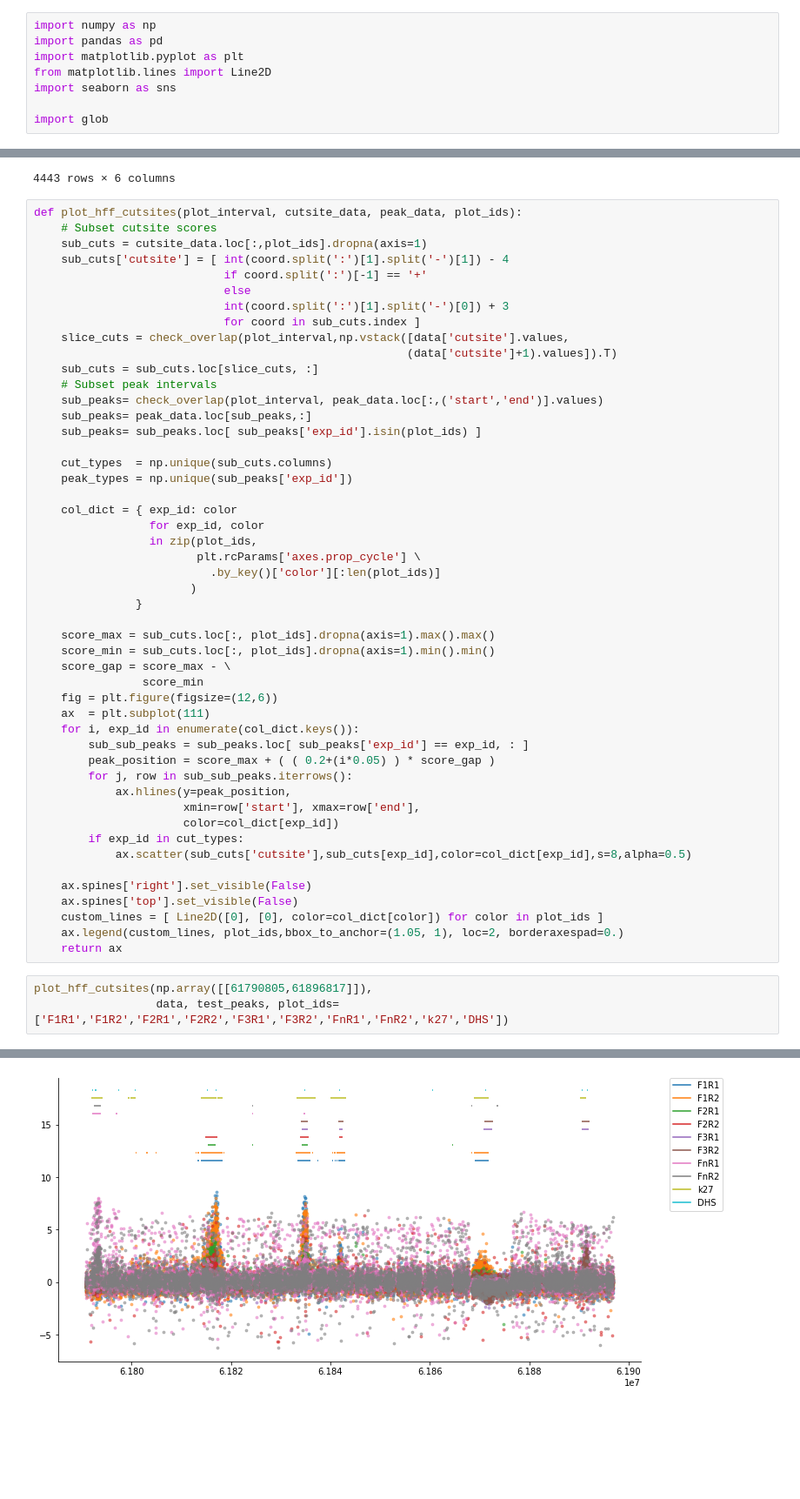
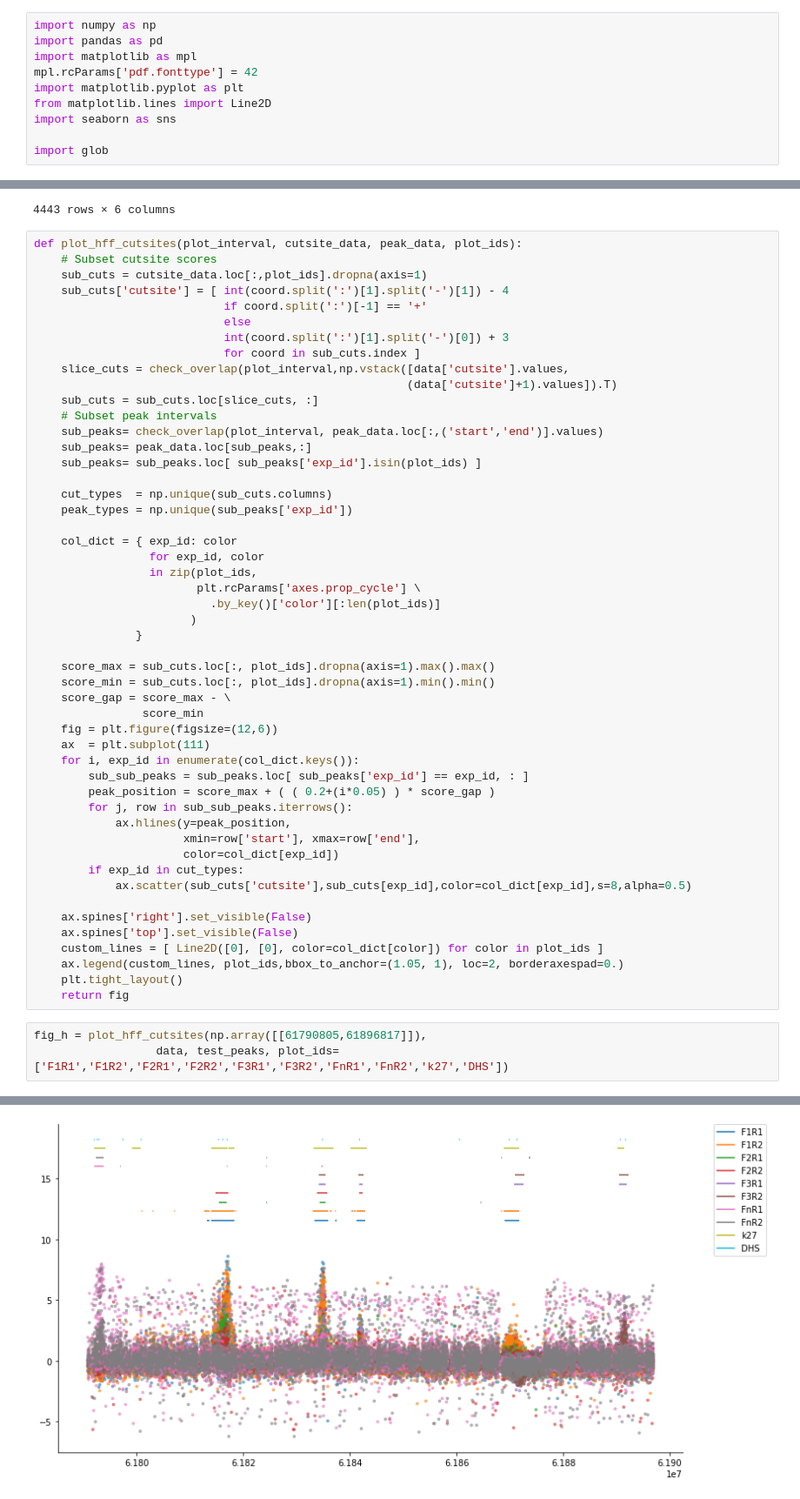
Before and after one commit to sjgosai/casa, a Jupyter notebook: analysis/FADS_locus.ipynb, the cells around one changed output, grey strips where cells are left out. Shown at 87% size. Cells and saved outputs as stored; diff of their text form; blank space fills up the shorter version.

```diff
--- a/analysis/FADS_locus.ipynb
+++ b/analysis/FADS_locus.ipynb
@@ -1,6 +1,8 @@
 # %%
 import numpy as np
 import pandas as pd
+import matplotlib as mpl
+mpl.rcParams['pdf.fonttype'] = 42
 import matplotlib.pyplot as plt
 from matplotlib.lines import Line2D
 import seaborn as sns
@@ -175,8 +177,9 @@ def plot_hff_cutsites(plot_interval, cutsite_data, peak_data, plot_ids):
     ax.spines['top'].set_visible(False)
     custom_lines = [ Line2D([0], [0], color=col_dict[color]) for color in plot_ids ]
     ax.legend(custom_lines, plot_ids,bbox_to_anchor=(1.05, 1), loc=2, borderaxespad=0.)
-    return ax
+    plt.tight_layout()
+    return fig
 # %%
-plot_hff_cutsites(np.array([[61790805,61896817]]),
+fig_h = plot_hff_cutsites(np.array([[61790805,61896817]]),
                   data, test_peaks, plot_ids=['F1R1','F1R2','F2R1','F2R2','F3R1','F3R2','FnR1','FnR2','k27','DHS'])
 # %% [output]
@@ -184,2 +192,2 @@ plot_hff_cutsites(np.array([[61790805,61896817]]),
-[figure, old version]
+[figure, new version]
 # %%
```
Also changed, not shown: parts of 16 cells of this notebook, 1 other file.
